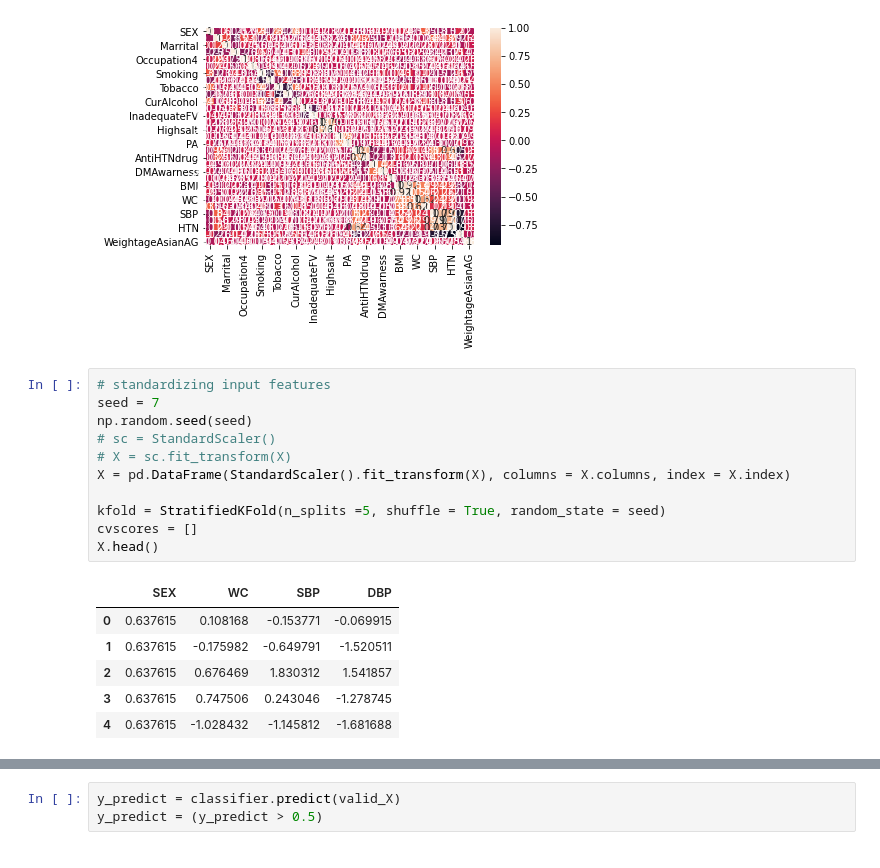
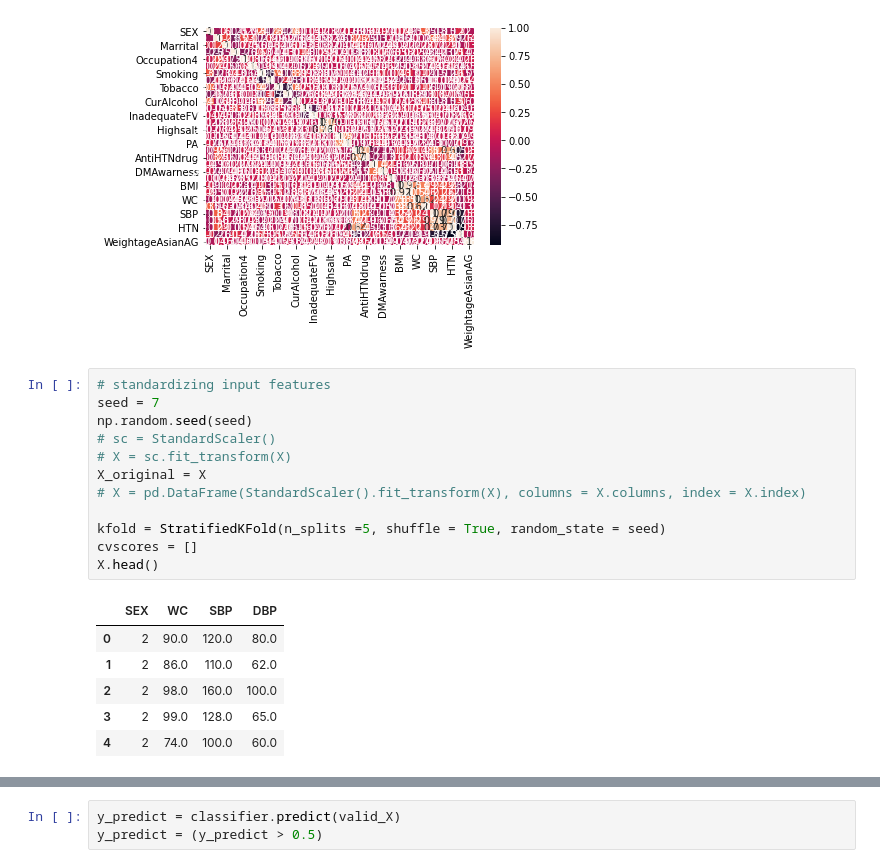
Before and after one commit to AliAkolade/Disease-Predictor, a Jupyter notebook: 3 Hypertension/Keras-MLP-Hypertension.ipynb, the cells around one changed output, grey strips where cells are left out. Cells and saved outputs as stored; diff of their text form.

```diff
--- a/3 Hypertension/Keras-MLP-Hypertension.ipynb
+++ b/3 Hypertension/Keras-MLP-Hypertension.ipynb
@@ -144,21 +144,22 @@ sns.heatmap(df.corr(), annot = True)
 # %%
 # standardizing input features
 seed = 7
 np.random.seed(seed)
 # sc = StandardScaler()
 # X = sc.fit_transform(X)
-X = pd.DataFrame(StandardScaler().fit_transform(X), columns = X.columns, index = X.index)
+X_original = X
+# X = pd.DataFrame(StandardScaler().fit_transform(X), columns = X.columns, index = X.index)
 
 kfold = StratifiedKFold(n_splits =5, shuffle = True, random_state = seed)
 cvscores = []
 X.head()
 # %% [output]
 |  | SEX | WC | SBP | DBP |
-| 0 | 0.637615 | 0.108168 | -0.153771 | -0.069915 |
-| 1 | 0.637615 | -0.175982 | -0.649791 | -1.520511 |
-| 2 | 0.637615 | 0.676469 | 1.830312 | 1.541857 |
-| 3 | 0.637615 | 0.747506 | 0.243046 | -1.278745 |
-| 4 | 0.637615 | -1.028432 | -1.145812 | -1.681688 |
+| 0 | 2 | 90.0 | 120.0 | 80.0 |
+| 1 | 2 | 86.0 | 110.0 | 62.0 |
+| 2 | 2 | 98.0 | 160.0 | 100.0 |
+| 3 | 2 | 99.0 | 128.0 | 65.0 |
+| 4 | 2 | 74.0 | 100.0 | 60.0 |
 # %%
 """
 Constructing the layers of our neural network
```
Also changed, not shown: parts of 5 cells of this notebook, 5 other files.
